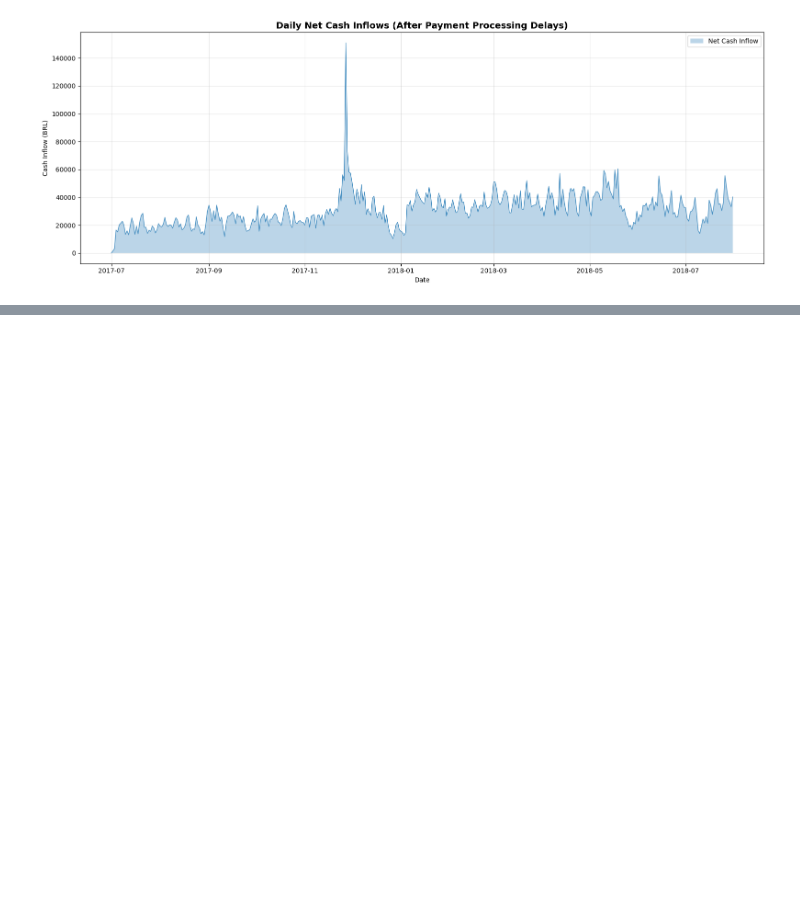
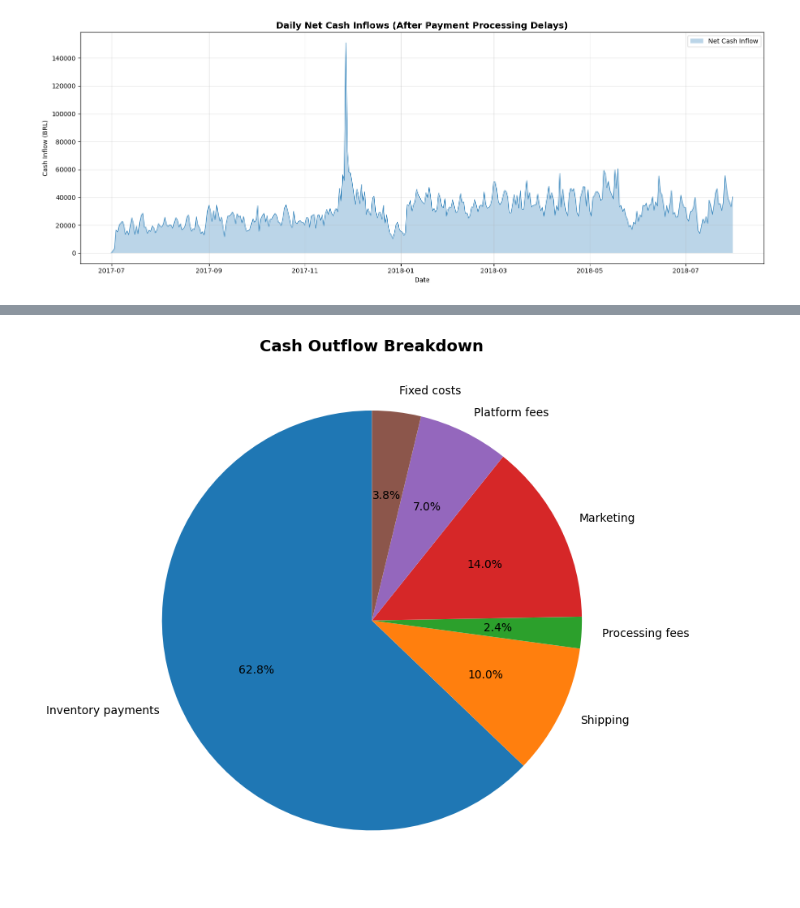
Before and after one commit to Jeremp10/datacleaning, a Jupyter notebook: notebooks/test.ipynb, the cells around one changed output, grey strips where cells are left out. Cells and saved outputs as stored; diff of their text form; code cells hidden in the pictures; blank space fills up the shorter version.

```diff
--- a/notebooks/test.ipynb
+++ b/notebooks/test.ipynb
@@ -579,0 +748,9 @@ plt.show()
+# %%
+#adding platform/marketplace fees (assume 10%)
+platform_fee_percentage = 0.10
+
+platform_fees = order_revenue_for_cogs[['date', 'revenue']].copy()
+platform_fees['platform_fee'] = platform_fees['revenue'] * platform_fee_percentage
+
+print("\nPlatform fees:")
+print(f"Total platform fees: BRL {platform_fees['platform_fee'].sum():,.2f}")
@@ -579,0 +760,15 @@ plt.show()
+# %%
+#adding fixed operating costs
+monthly_fixed_costs = 50000
+
+# Create daily fixed costs (divide monthly by ~30)
+date_range = pd.date_range(start='2017-07-01', end='2018-07-31', freq='D')
+fixed_costs_df = pd.DataFrame({
+    'date': date_range.date,
+    'fixed_costs': monthly_fixed_costs / 30  # Daily allocation
+})
+
+print("\nFixed costs:")
+print(f"Monthly fixed costs: BRL {monthly_fixed_costs:,.2f}")
+print(f"Daily fixed costs: BRL {monthly_fixed_costs/30:,.2f}")
+print(f"Total for period (13 months): BRL {len(fixed_costs_df) * (monthly_fixed_costs/30):,.2f}")
@@ -579,0 +836,17 @@ plt.show()
+# %%
+cost_summary ={
+    'Inventory payments': cash_outflows['inventory_payment'].sum(),
+    'Shipping': cash_outflows['shipping_cost'].sum(),
+    'Processing fees': cash_outflows['processing_fee'].sum(),
+    'Marketing': cash_outflows['marketing_expense'].sum(),
+    'Platform fees': cash_outflows['platform_fee'].sum(),
+    'Fixed costs': cash_outflows['fixed_costs'].sum()
+}
+# %%
+plt.figure(figsize=(10, 7))
+plt.pie(cost_summary.values(), labels=cost_summary.keys(), autopct='%1.1f%%', startangle=90)
+plt.title('Cash Outflow Breakdown', fontsize=14, fontweight='bold')
+plt.tight_layout()
+plt.show()
+# %% [output]
+[figure, added]
```
Also changed, not shown: parts of 11 cells of this notebook.
